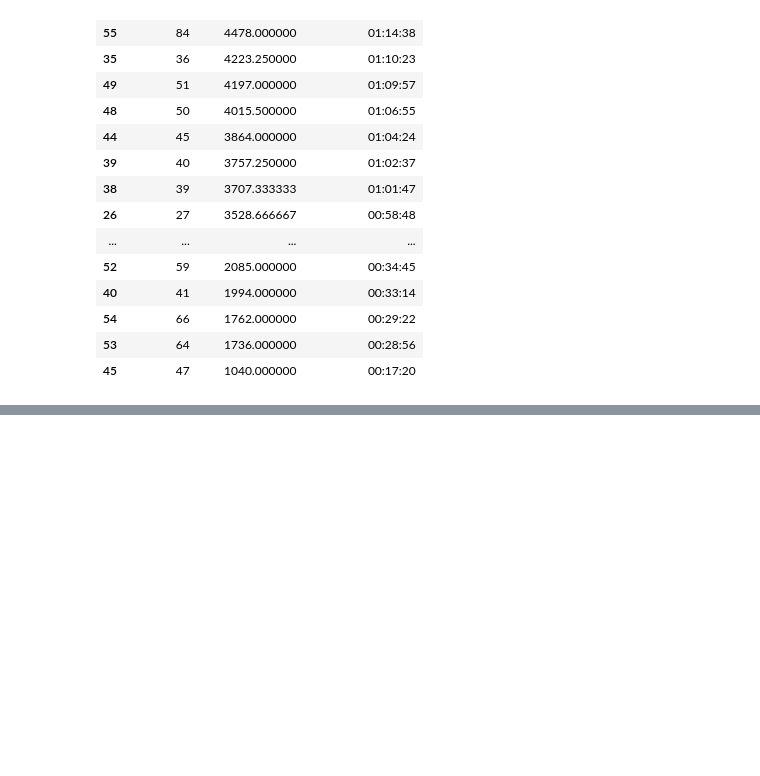
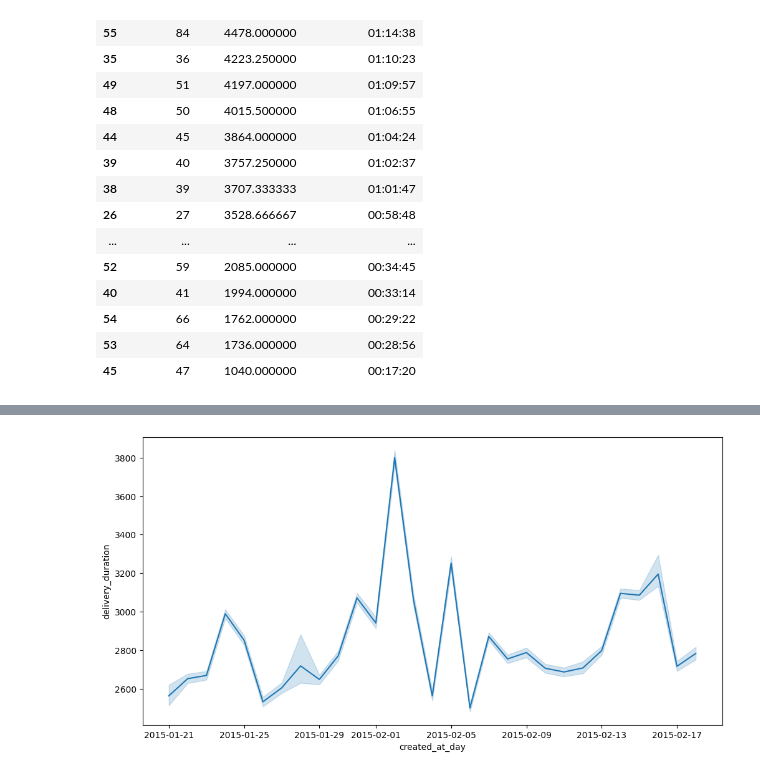
Before and after one commit to DavidGuzzi/SC_DS_Projects, a Jupyter notebook: Delivery Duration Prediction, DoorDash/data/prediction.ipynb, the cells around one changed output, grey strips where cells are left out. Cells and saved outputs as stored; diff of their text form; code cells hidden in the pictures; blank space fills up the shorter version.

```diff
--- a/Delivery Duration Prediction, DoorDash/data/prediction.ipynb
+++ b/Delivery Duration Prediction, DoorDash/data/prediction.ipynb
@@ -129,3 +129,10 @@ df_3
 | 54 | 66 | 1762.000000 | 00:29:22 |
 | 53 | 64 | 1736.000000 | 00:28:56 |
 | 45 | 47 | 1040.000000 | 00:17:20 |
+# %%
+df['day_of_week'] = df['created_at'].dt.day_name()
+df_4 = df.groupby('day_of_week').agg({'delivery_duration':'mean'}).reset_index().sort_values(by='delivery_duration', ascending=False)
+df_4['delivery_duration_2'] = df_4['delivery_duration'].apply(
+    lambda x: f"{int(x // 3600):02}:{int((x % 3600) // 60):02}:{int(x % 60):02}"
+)
+df_4
@@ -131,0 +148,9 @@ df_3
+# %%
+import seaborn as sns
+
+df['created_at_day'] = df['created_at'].dt.date
+plt.figure(figsize=(12, 6))
+sns.lineplot(x='created_at_day', y='delivery_duration', data=df[df['delivery_duration']<1000000])
+plt.show()
+# %% [output]
+[figure, added]
```
Also changed, not shown: parts of 2 cells of this notebook.
